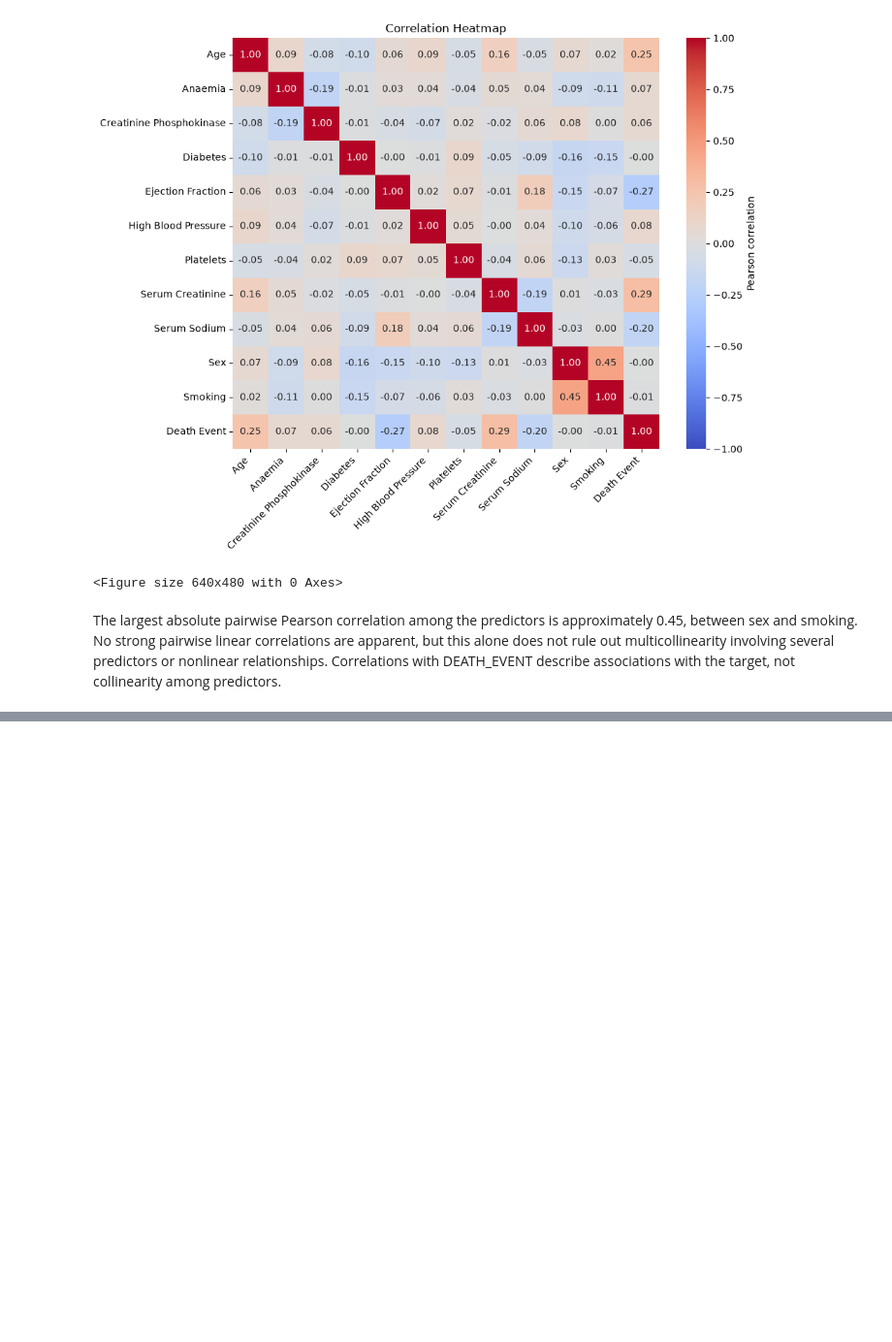
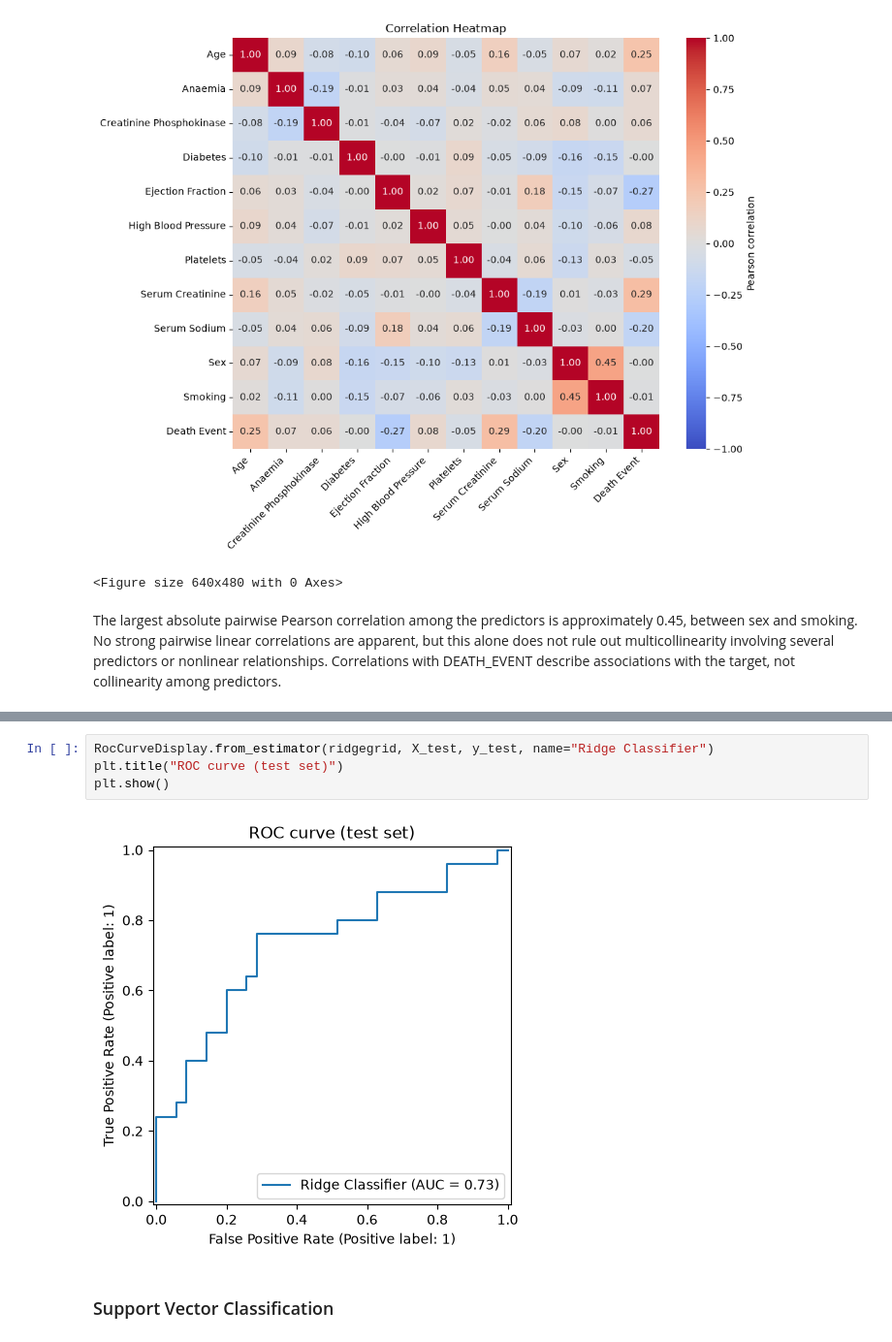
Before and after one commit to jettquitteau/heart_disease_prediction, a Jupyter notebook: heart-disease-pipeline.ipynb, the cells around one changed output, grey strips where cells are left out. Shown at 97% size. Saved outputs shown, nothing was run; the diff lists cells and outputs as text; blank space fills up the shorter version.

```diff
--- a/heart-disease-pipeline.ipynb
+++ b/heart-disease-pipeline.ipynb
@@ -346,0 +494,8 @@ The largest absolute pairwise Pearson correlation among the predictors is approx
+# %%
+RocCurveDisplay.from_estimator(ridgegrid, X_test, y_test, name="Ridge Classifier")
+plt.title("ROC curve (test set)")
+plt.show()
+# %% [output]
+[figure, added]
+# %% [markdown]
+### Support Vector Classification
```
Also changed, not shown: parts of 38 cells of this notebook, 1 other file.
